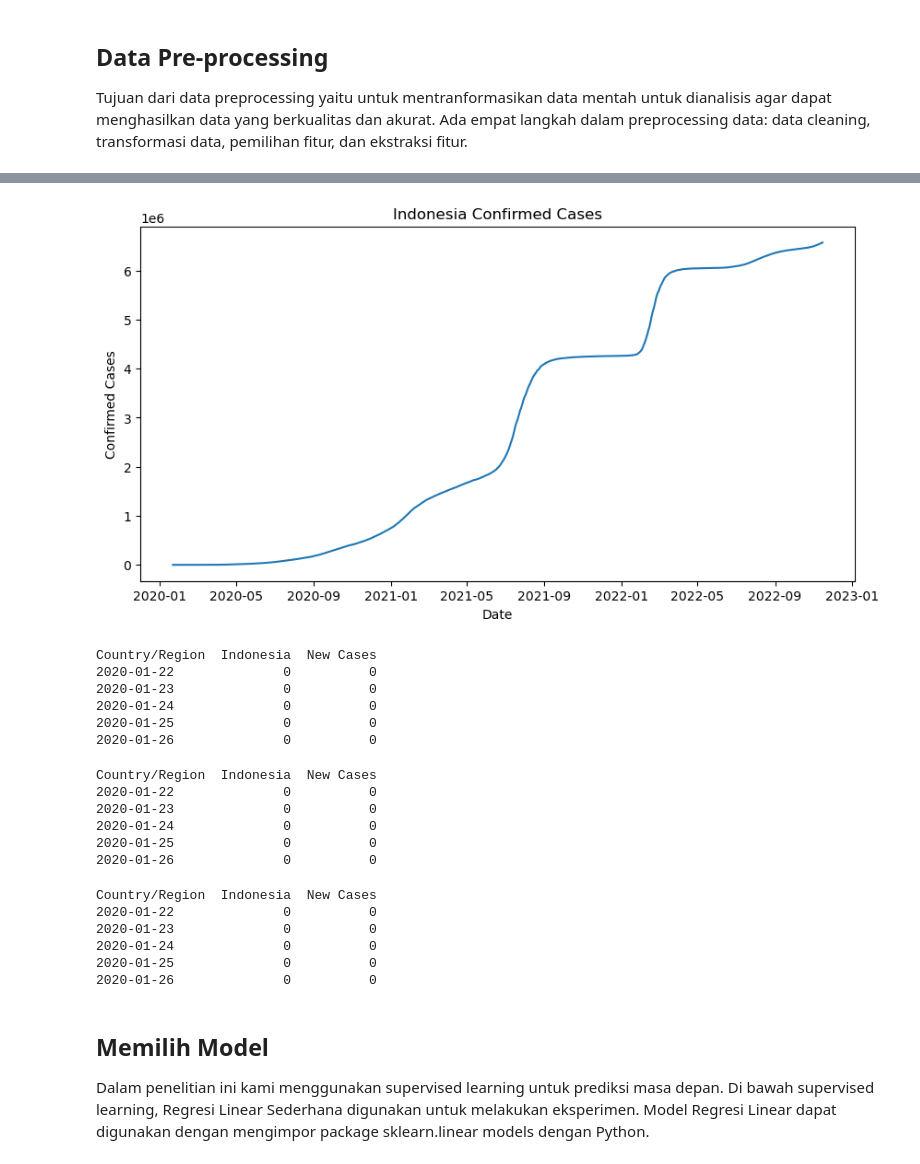
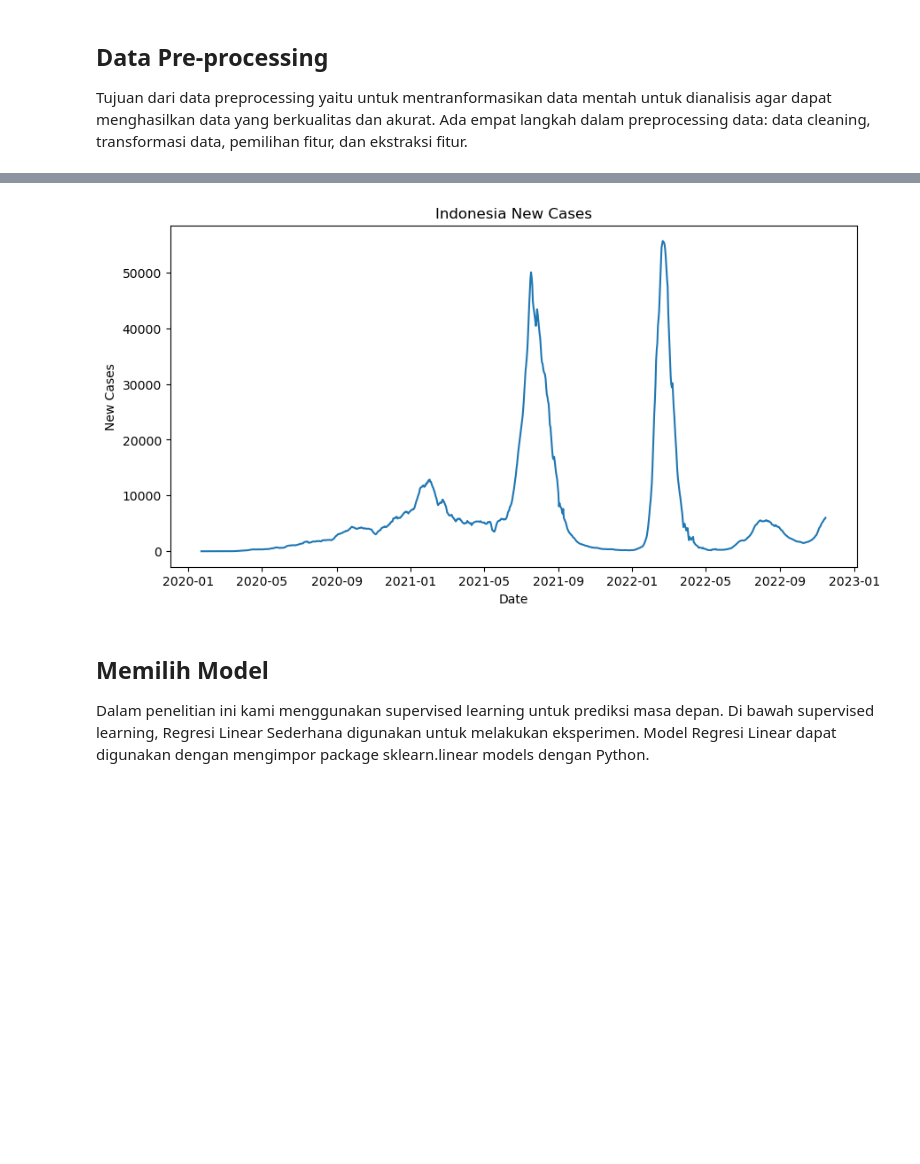
Before and after one commit to felixsutanto/UAS-IF540-Machine-Learning, a Jupyter notebook: Untitled-1.ipynb, the cells around one changed output, grey strips where cells are left out. Drawn from its saved outputs; the diff is of its cells as text; code cells hidden in the pictures; blank space fills up the shorter version.

```diff
--- a/Untitled-1.ipynb
+++ b/Untitled-1.ipynb
@@ -76,50 +141,13 @@ Country/Region  Indonesia
 # %%
 # Data Visualization
 plt.figure(figsize=(10, 5))
-plt.plot(df.index, df['Indonesia'])
-plt.title('Indonesia Confirmed Cases')
+plt.plot(df.index, df['New Cases'])
+plt.title('Indonesia New Cases')
 plt.xlabel('Date')
-plt.ylabel('Confirmed Cases')
+plt.ylabel('New Cases')
 plt.show()
 # %% [output]
-[figure, old version]
+[figure, new version]
-# %%
-# Data Transformation
-df['New Cases'] = df['Indonesia'].diff() # Create a new column for new cases
-df['New Cases'] = df['New Cases'].fillna(0) # Fill NaN values with 0
-df['New Cases'] = df['New Cases'].astype(int) # Convert the data frame to integers
-print(df.head())
-# %% [output]
-Country/Region  Indonesia  New Cases
-2020-01-22              0          0
-2020-01-23              0          0
-2020-01-24              0          0
-2020-01-25              0          0
-2020-01-26              0          0
-# %%
-# Feature Selection
-df = df[['Indonesia', 'New Cases']] # Select only the columns we need
-print(df.head())
-# %% [output]
-Country/Region  Indonesia  New Cases
-2020-01-22              0          0
-2020-01-23              0          0
-2020-01-24              0          0
-2020-01-25              0          0
-2020-01-26              0          0
-# %%
-# Feature Extraction
-df['New Cases'] = df['New Cases'].rolling(window=7).mean() # Calculate the 7-day rolling average
-df['New Cases'] = df['New Cases'].fillna(0) # Fill NaN values with 0
-df['New Cases'] = df['New Cases'].astype(int) # Convert the data frame to integers
-print(df.head())
-# %% [output]
-Country/Region  Indonesia  New Cases
-2020-01-22              0          0
-2020-01-23              0          0
-2020-01-24              0          0
-2020-01-25              0          0
-2020-01-26              0          0
 # %% [markdown]
 ## Memilih Model
 Dalam penelitian ini kami menggunakan supervised learning untuk prediksi masa depan. Di bawah supervised learning, Regresi Linear Sederhana digunakan untuk melakukan eksperimen. Model Regresi Linear dapat digunakan dengan mengimpor package sklearn.linear models dengan Python.
```
Also changed, not shown: parts of 28 cells of this notebook, 4 other files.
